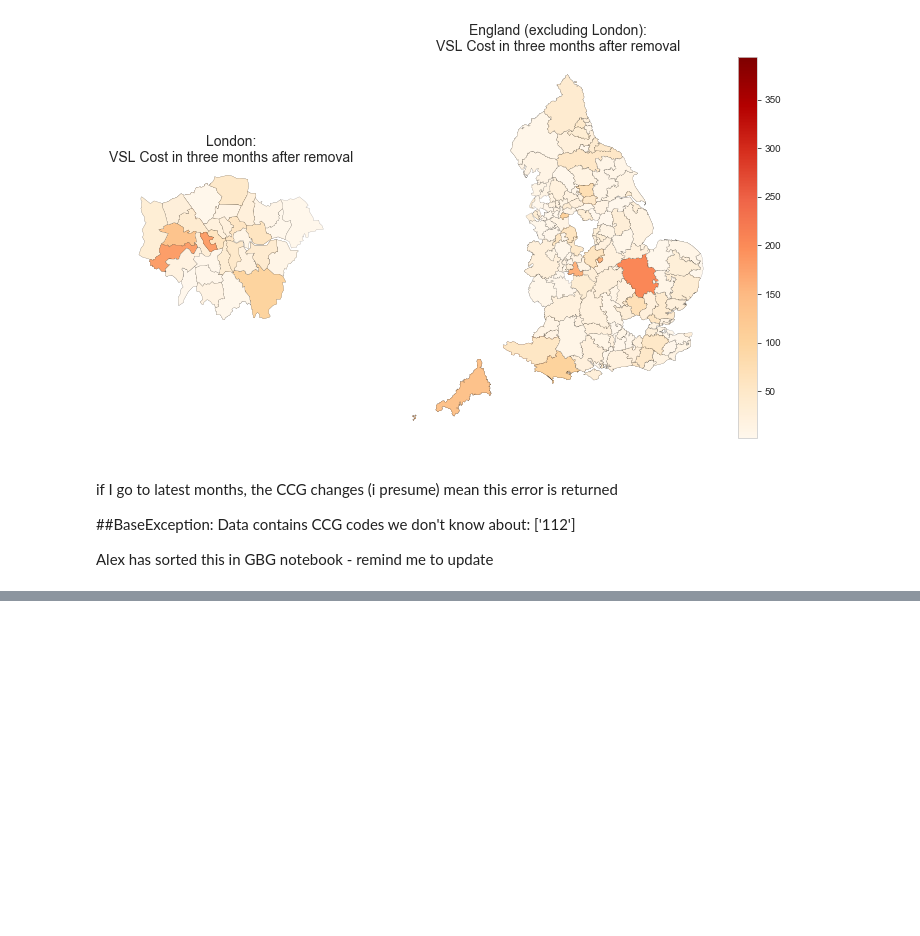
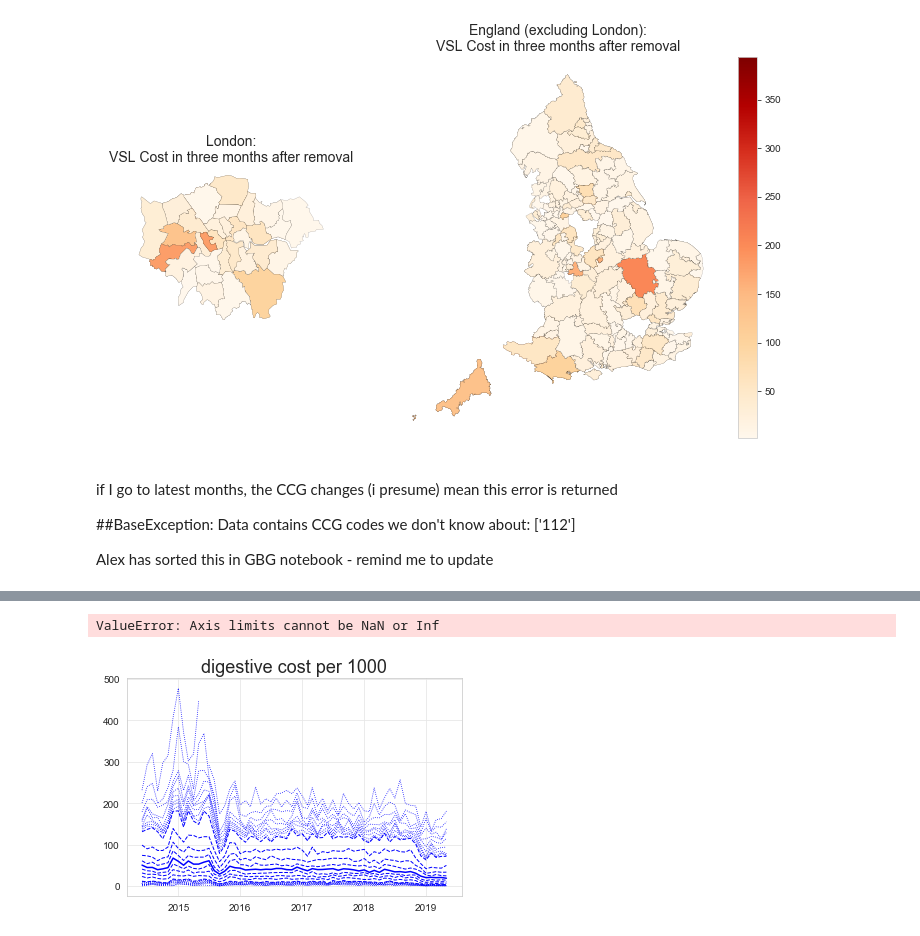
Before and after one commit to ebmdatalab/jupyter-notebooks, a Jupyter notebook: new_measures/Drafts/Draft VSL#3/VSL#3 Draft.ipynb, the cells around one changed output, grey strips where cells are left out. Saved outputs shown, nothing was run; the diff lists cells and outputs as text; code cells hidden in the pictures; blank space fills up the shorter version.

```diff
--- a/new_measures/Drafts/Draft VSL#3/VSL#3 Draft.ipynb
+++ b/new_measures/Drafts/Draft VSL#3/VSL#3 Draft.ipynb
@@ -196,0 +253,6 @@ Alex has sorted this in GBG notebook - remind me to update
+# %%
+#merge dataframes and cost / 10000
+
+df_digestive_1000 = pd.merge(df_digestive, df_list, on=['month', 'pct'])
+df_digestive_1000['cost_per_1000'] = 1000* (df_digestive_1000['total_cost']/df_digestive_1000['list_size'])
+df_digestive_1000.head(5)
@@ -196,0 +266,18 @@ Alex has sorted this in GBG notebook - remind me to update
+# %%
+#create sample deciles
+
+charts.deciles_chart(
+        df_digestive_1000,
+        period_column='month',
+        column='cost_per_1000',
+        title="digestive cost per 1000",
+        show_outer_percentiles=True)
+
+#add in example CCG (Islington - 08H)
+df_subject = df_digestive_1000.loc[df_digestive_1000['pct'] == '08H']
+plt.plot(df_subject['month'], df_subject['cost_per_1000'], 'r--')
+
+plt.show()
+# %% [output]
+ValueError: Axis limits cannot be NaN or Inf
+[figure, added]
```
Also changed, not shown: parts of 6 cells of this notebook, 2 other files.
